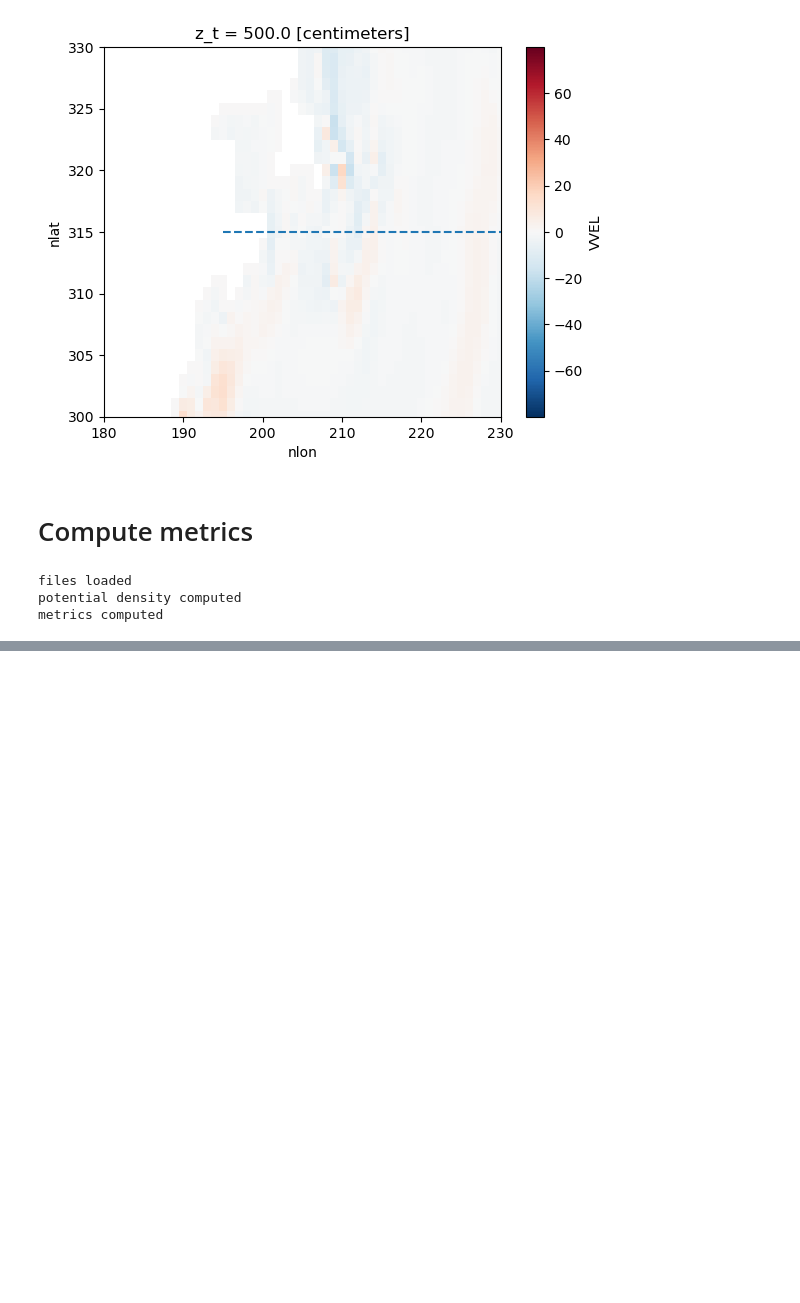
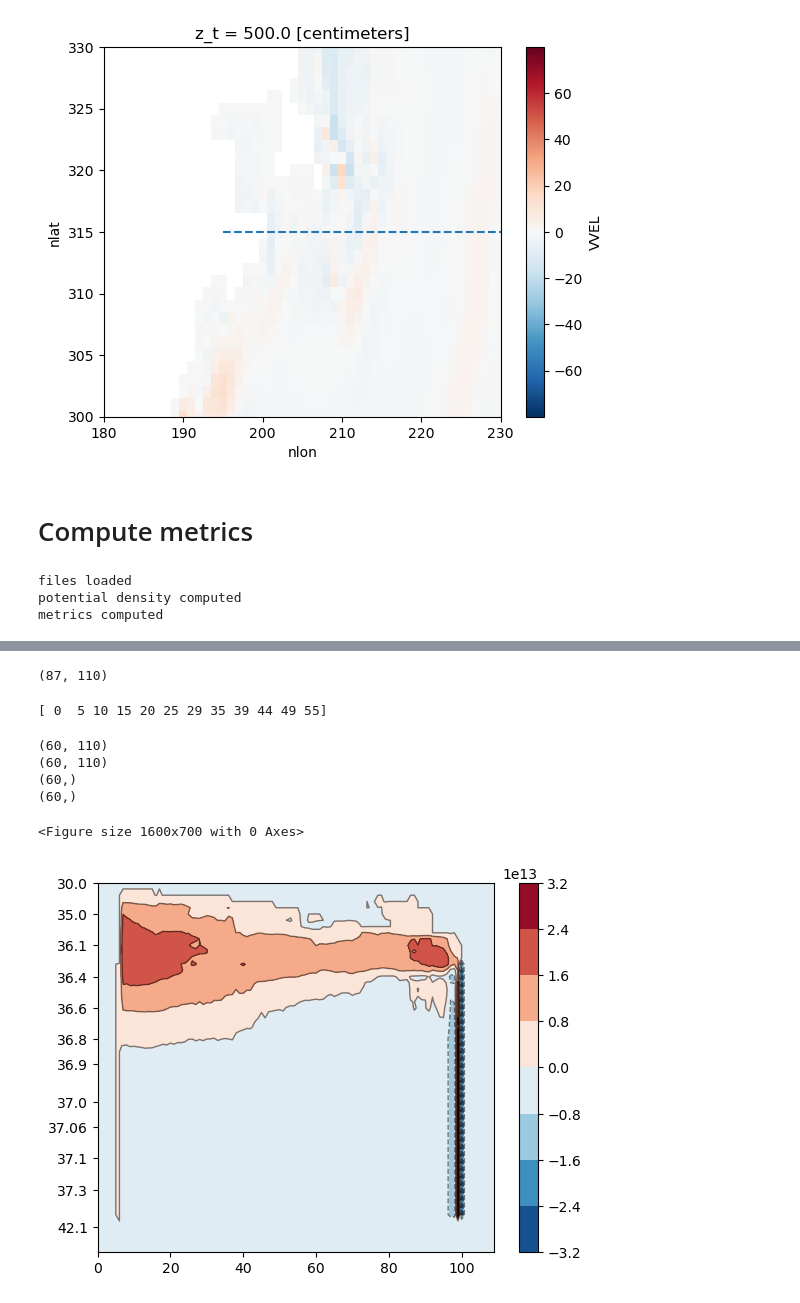
Before and after one commit to inagler/current, a Jupyter notebook: Density_metrics.ipynb, the cells around one changed output, grey strips where cells are left out. Saved outputs shown, nothing was run; the diff lists cells and outputs as text; code cells hidden in the pictures; blank space fills up the shorter version.

```diff
--- a/Density_metrics.ipynb
+++ b/Density_metrics.ipynb
@@ -165,0 +191,4 @@ rapi*1e-12
+# %%
+overturning.shape
+# %% [output]
+(87, 110)
@@ -165,0 +204,56 @@ rapi*1e-12
+# %%
+# write rebinning
+i=0
+result = []
+for row, level in zip(overturning, sigma_level):
+    if level <= rescaled_sigma[i]:
+        result.append(row)
+    else:
+        bin_array = np.array(result)
+        rescaled_overturning[i] = np.mean(bin_array, axis=0)
+        result = []
+        result.append(row)
+        i=i+1
+
+x = np.arange(0, rescaled_overturning.shape[1])
+y = np.arange(0, rescaled_overturning.shape[0])
+#X, Y = np.meshgrid(x, rescaled_sigma)
+X, Y = np.meshgrid(x, y)
+# %%
+indices = np.argmin(np.abs(rescaled_sigma[:, None] - ticks_axdensvol), axis=0)
+print(indices)
+# %% [output]
+[ 0  5 10 15 20 25 29 35 39 44 49 55]
+# %%
+print(rescaled_overturning.shape)
+print(X.shape)
+print(y.shape)
+print(rescaled_sigma.shape)
+# %% [output]
+(60, 110)
+(60, 110)
+(60,)
+(60,)
+# %%
+plt.figure(figsize=(16, 7))
+fg, ax = plt.subplots(1,1)
+
+pcf = ax.contourf(X, Y, rescaled_overturning, cmap = 'RdBu_r')
+plt.gca().invert_yaxis()
+
+
+    # plot zero-line
+#pc = ax.contour(X, Y, rescaled_overturning, levels=[0], origin='lower', linewidths=2, colors='k')
+
+# plot contour lines
+pc = ax.contour(X, Y, rescaled_overturning, origin='lower', linewidths=1, alpha=.5, colors='k')
+
+cb = plt.colorbar(pcf, ax=ax)
+
+plt.yticks(indices)
+ax.set_yticklabels(ticks_axdensvol)
+
+plt.show()
+# %% [output]
+<Figure size 1600x700 with 0 Axes>
+[figure, added]
```
Also changed, not shown: parts of 26 cells of this notebook, 3 other files.
